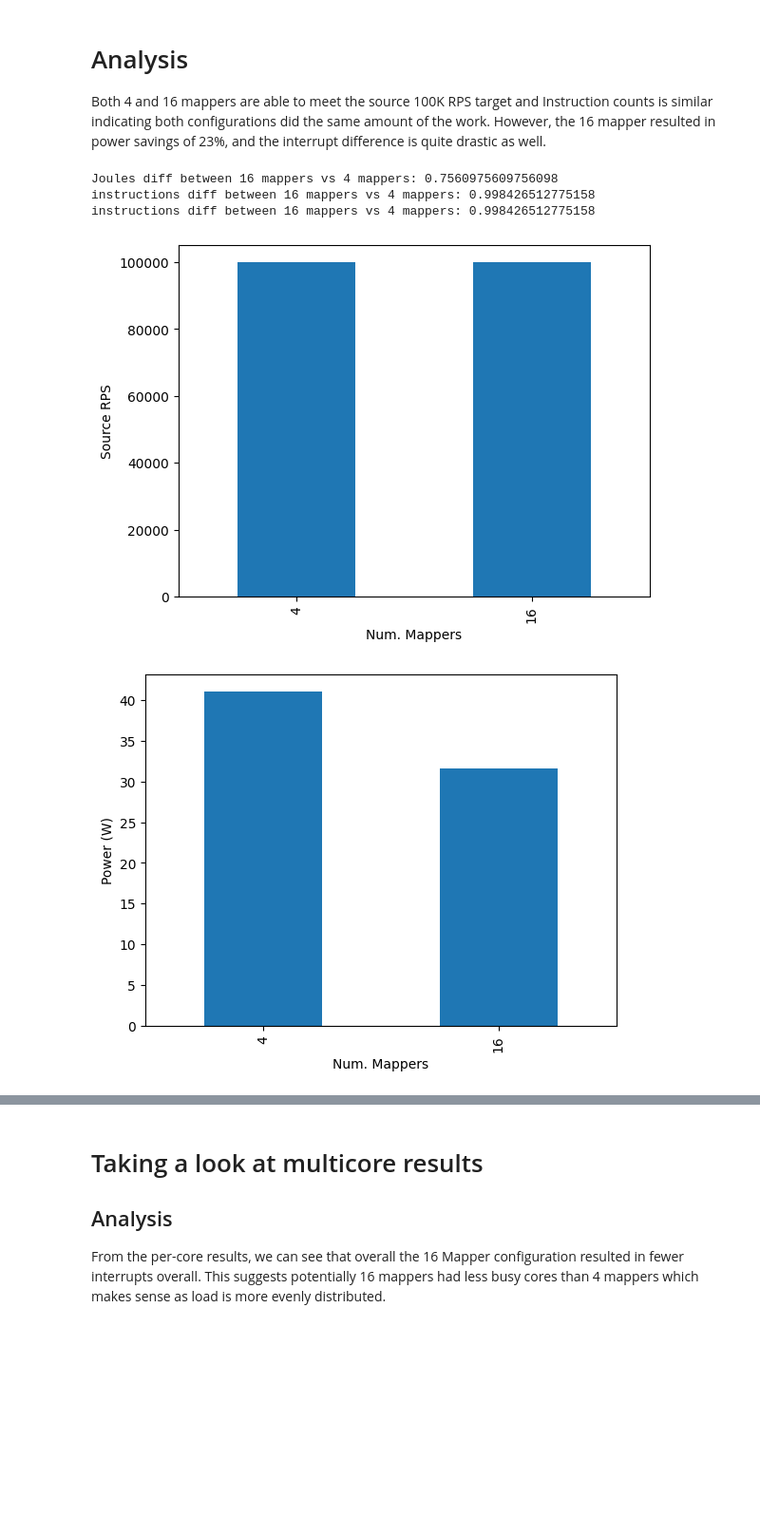
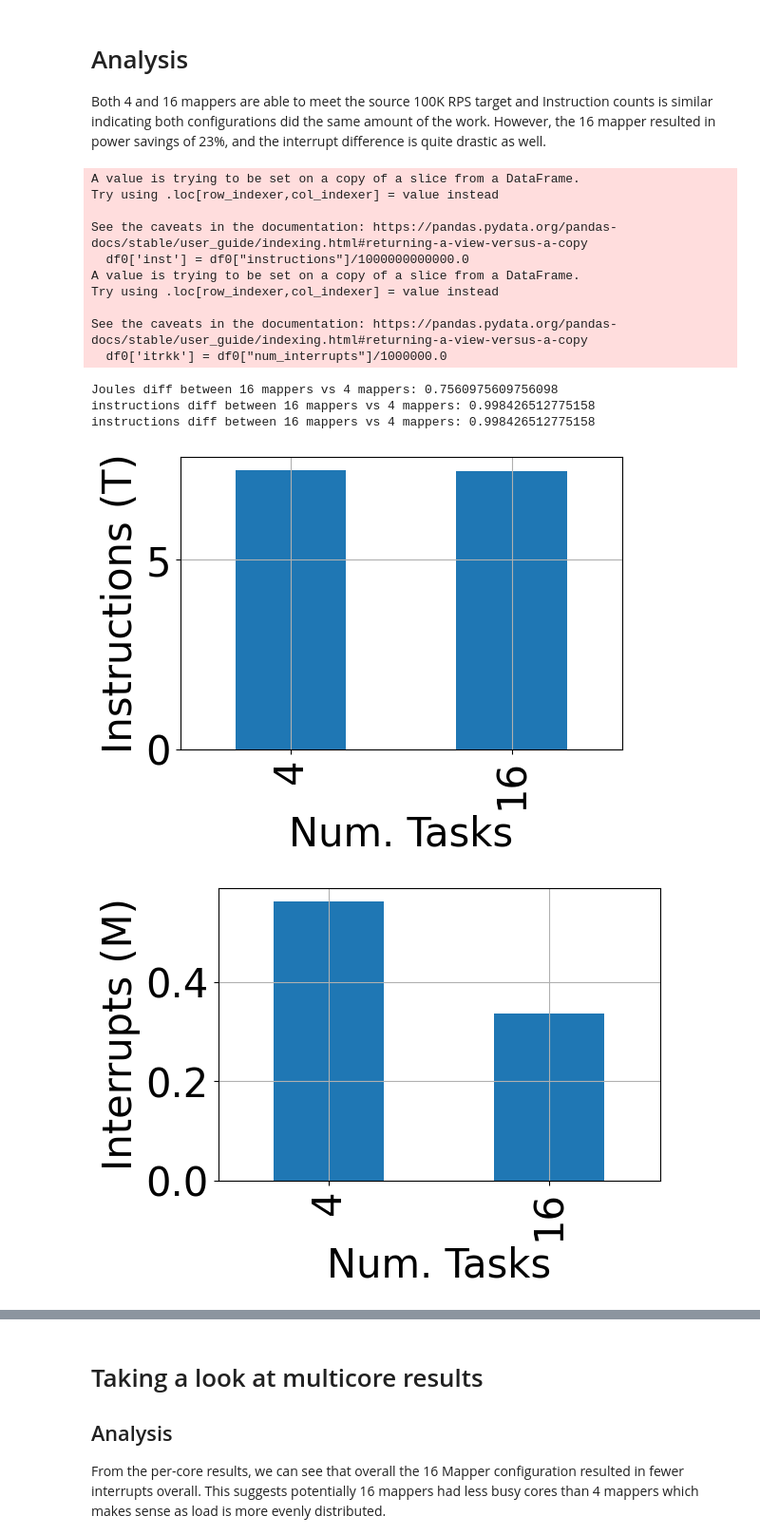
Before and after one commit to EEStrmCmptng/dataset, a Jupyter notebook: micro/query1/sleep_state_analysis/graph.ipynb, the cells around one changed output, grey strips where cells are left out. Shown at 95% size. Saved outputs shown, nothing was run; the diff lists cells and outputs as text; code cells hidden in the pictures; blank space fills up the shorter version.

```diff
--- a/micro/query1/sleep_state_analysis/graph.ipynb
+++ b/micro/query1/sleep_state_analysis/graph.ipynb
@@ -34,18 +34,39 @@ Both 4 and 16 mappers are able to meet the source 100K RPS target and Instructio
 # %%
 df0 = df[(df.i == 1)]
 
-#df0
-df0.plot(x="nmappers", y=["SourcenumRecordsOutPerSecond_avg"], kind="bar", ylabel="Source RPS", xlabel='Num. Mappers', legend=False)
-df0.plot(x="nmappers", y=["joules"], kind="bar", ylabel="Power (W)", xlabel='Num. Mappers', legend=False)
-df0.plot(x="nmappers", y=["instructions"], kind="bar", ylabel="Instructions", xlabel='Num. Mappers', legend=False)
-df0.plot(x="nmappers", y=["num_interrupts"], kind="bar", ylabel="Num. Interrupts", xlabel='Num. Mappers', legend=False)
+plt.rcParams['figure.figsize'] = 6,4
+plt.rc('axes', labelsize=30)    # fontsize of the x and y labels
+plt.rc('xtick', labelsize=30)    # fontsize of the tick labels
+plt.rc('ytick', labelsize=30)    # fontsize of the tick labels
+
+df0['inst'] = df0["instructions"]/1000000000000.0
+df0['itrkk'] = df0["num_interrupts"]/1000000.0
+#df0.plot(x="nmappers", y=["SourcenumRecordsOutPerSecond_avg"], kind="bar", ylabel="Source RPS", xlabel='Num. Mappers', legend=False)
+#df0.plot(x="nmappers", y=["joules"], kind="bar", ylabel="Power (W)", xlabel='Num. Mappers', legend=False)
+ax = df0.plot(x="nmappers", y=["inst"], kind="bar",  ylabel="Instructions (T)", xlabel='Num. Tasks', legend=False, grid=True)
+ax.title.set_size(30)
+plt.savefig("query1totalins.pdf", bbox_inches='tight')
+
+ax = df0.plot(x="nmappers", y=["itrkk"], kind="bar", ylabel="Interrupts (M)", xlabel='Num. Tasks', legend=False, grid=True)
+ax.title.set_size(30)
+plt.savefig("query1totalitr.pdf", bbox_inches='tight')
 
 print(f"Joules diff between 16 mappers vs 4 mappers: {int(df0[(df0.nmappers == 16)]['joules']) / int(df0[(df0.nmappers == 4)]['joules'])}")
 print(f"instructions diff between 16 mappers vs 4 mappers: {int(df0[(df0.nmappers == 16)]['instructions']) / int(df0[(df0.nmappers == 4)]['instructions'])}")
 print(f"instructions diff between 16 mappers vs 4 mappers: {int(df0[(df0.nmappers == 16)]['instructions']) / int(df0[(df0.nmappers == 4)]['instructions'])}")
 # %% [output]
-Joules diff between 16 mappers vs 4 mappers: 0.7560975609756098
-instructions diff between 16 mappers vs 4 mappers: 0.998426512775158
-instructions diff between 16 mappers vs 4 mappers: 0.998426512775158
+A value is trying to be set on a copy of a slice from a DataFrame.
+Try using .loc[row_indexer,col_indexer] = value instead
+
+See the caveats in the documentation: https://pandas.pydata.org/pandas-docs/stable/user_guide/indexing.html#returning-a-view-versus-a-copy
+  df0['inst'] = df0["instructions"]/1000000000000.0
+A value is trying to be set on a copy of a slice from a DataFrame.
+Try using .loc[row_indexer,col_indexer] = value instead
+
+See the caveats in the documentation: https://pandas.pydata.org/pandas-docs/stable/user_guide/indexing.html#returning-a-view-versus-a-copy
+  df0['itrkk'] = df0["num_interrupts"]/1000000.0
+Joules diff between 16 mappers vs 4 mappers: 0.7560975609756098
+instructions diff between 16 mappers vs 4 mappers: 0.998426512775158
+instructions diff between 16 mappers vs 4 mappers: 0.998426512775158
-[figure, old version]
+[figure, new version]
-[figure, old version]
+[figure, new version]
```
Also changed, not shown: parts of 4 cells of this notebook, 1 other file.
